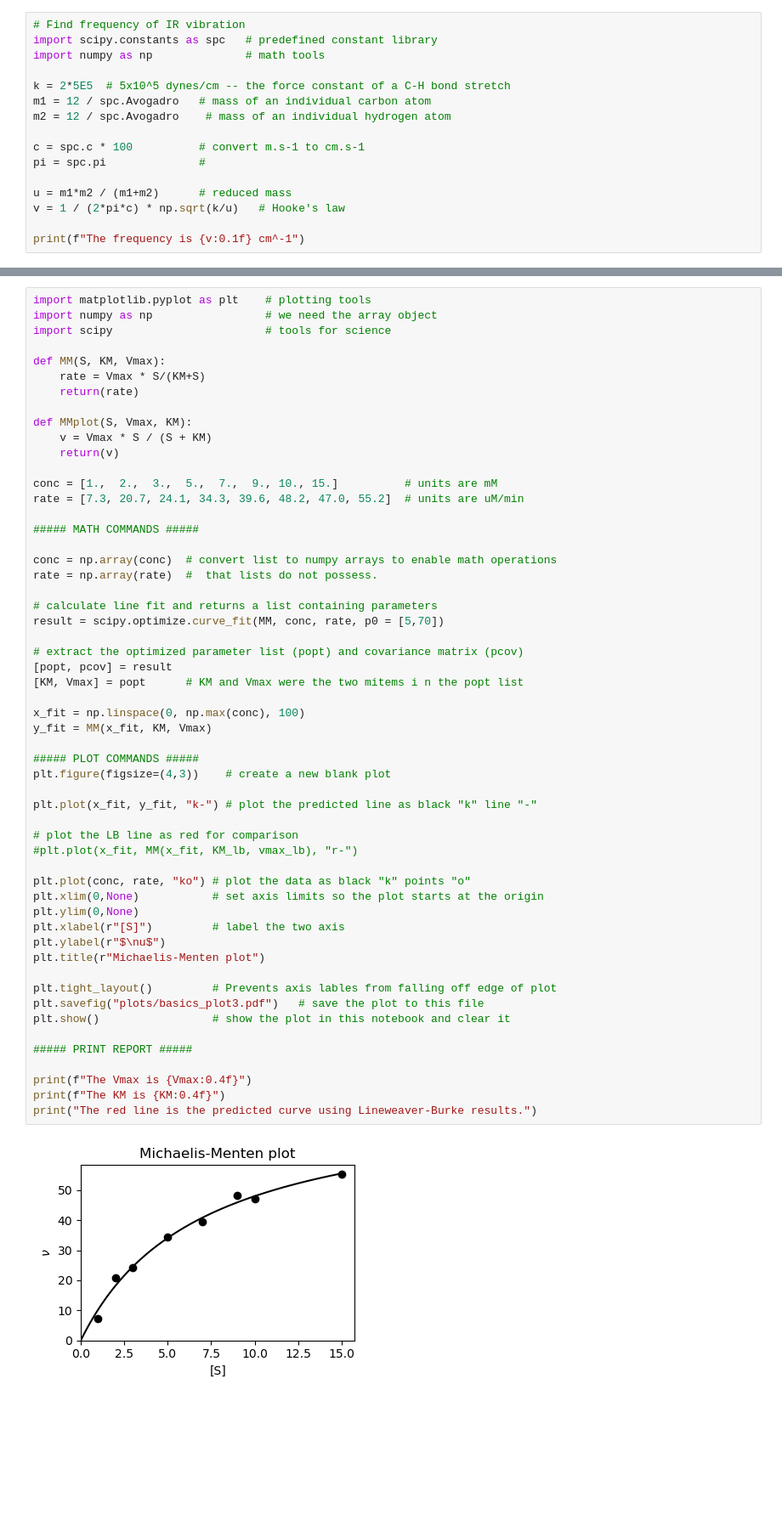
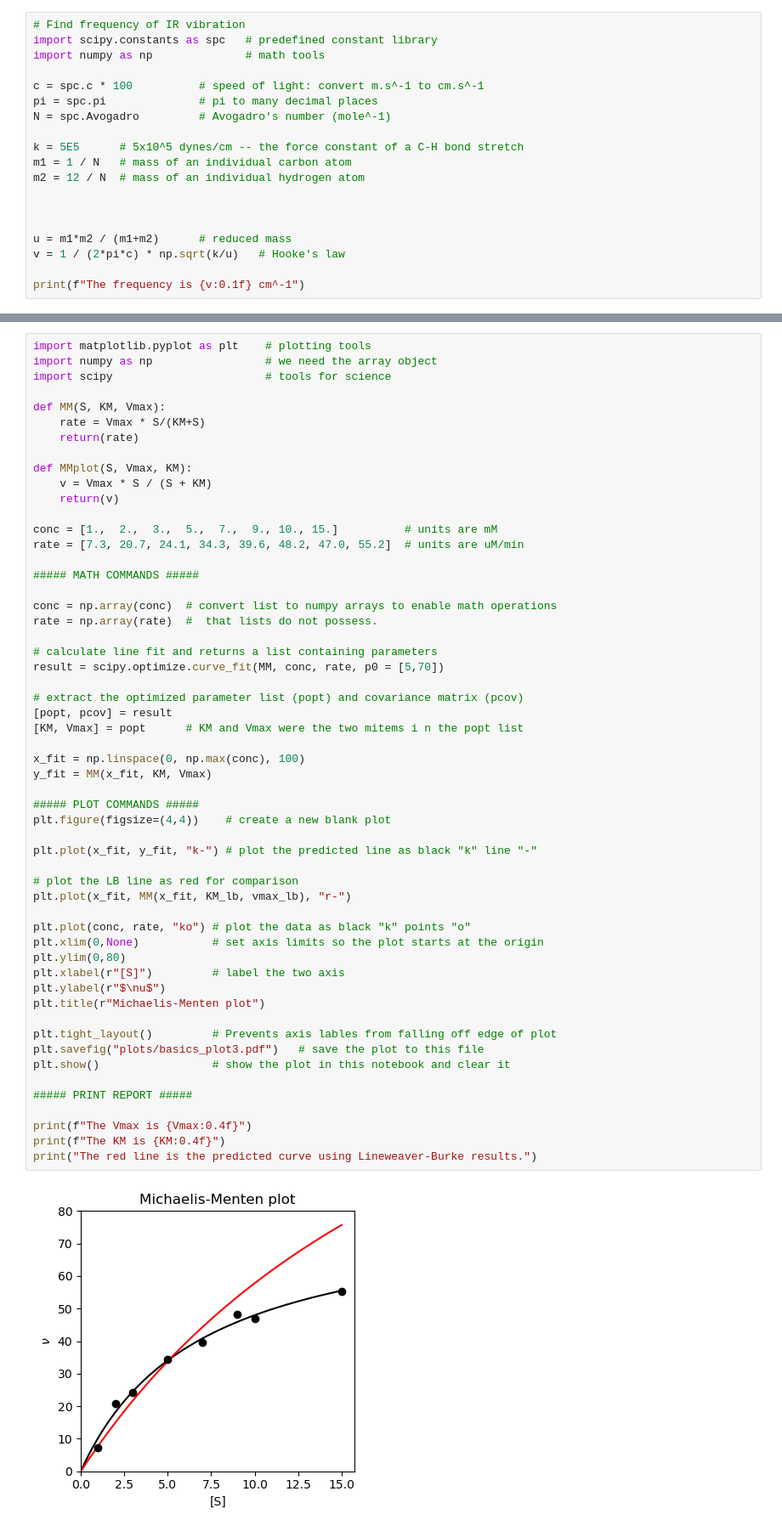
Before and after one commit to blinkletter/PythonPresentation, a Jupyter notebook: 01_PlotBasics.ipynb, the cells around one changed output, grey strips where cells are left out. Shown: that part at 85% size. Saved outputs shown, nothing was run; the diff lists cells and outputs as text; blank space fills up the shorter version.

```diff
--- a/01_PlotBasics.ipynb
+++ b/01_PlotBasics.ipynb
@@ -17,12 +17,15 @@ Calculating the frequency of a C–H bond using Hooke's law. $$\bar{\nu} = \frac
 import scipy.constants as spc   # predefined constant library
 import numpy as np              # math tools
 
-k = 2*5E5  # 5x10^5 dynes/cm -- the force constant of a C-H bond stretch
-m1 = 12 / spc.Avogadro   # mass of an individual carbon atom
-m2 = 12 / spc.Avogadro    # mass of an individual hydrogen atom
+c = spc.c * 100          # speed of light: convert m.s^-1 to cm.s^-1
+pi = spc.pi              # pi to many decimal places
+N = spc.Avogadro         # Avogadro's number (mole^-1)
 
-c = spc.c * 100          # convert m.s-1 to cm.s-1
-pi = spc.pi              #
+k = 5E5      # 5x10^5 dynes/cm -- the force constant of a C-H bond stretch
+m1 = 1 / N   # mass of an individual carbon atom
+m2 = 12 / N  # mass of an individual hydrogen atom
+
+
 
 u = m1*m2 / (m1+m2)      # reduced mass
 v = 1 / (2*pi*c) * np.sqrt(k/u)   # Hooke's law
@@ -171,37 +175,37 @@ result = scipy.optimize.curve_fit(MM, conc, rate, p0 = [5,70])
 
 # extract the optimized parameter list (popt) and covariance matrix (pcov)
 [popt, pcov] = result
 [KM, Vmax] = popt      # KM and Vmax were the two mitems i n the popt list
 
 x_fit = np.linspace(0, np.max(conc), 100)
 y_fit = MM(x_fit, KM, Vmax)
 
 ##### PLOT COMMANDS #####
-plt.figure(figsize=(4,3))    # create a new blank plot
+plt.figure(figsize=(4,4))    # create a new blank plot
 
 plt.plot(x_fit, y_fit, "k-") # plot the predicted line as black "k" line "-"
 
 # plot the LB line as red for comparison
-#plt.plot(x_fit, MM(x_fit, KM_lb, vmax_lb), "r-")
+plt.plot(x_fit, MM(x_fit, KM_lb, vmax_lb), "r-")
 
 plt.plot(conc, rate, "ko") # plot the data as black "k" points "o"
 plt.xlim(0,None)           # set axis limits so the plot starts at the origin
-plt.ylim(0,None)
+plt.ylim(0,80)
 plt.xlabel(r"[S]")         # label the two axis
 plt.ylabel(r"$\nu$")
 plt.title(r"Michaelis-Menten plot")
 
 plt.tight_layout()         # Prevents axis lables from falling off edge of plot
 plt.savefig("plots/basics_plot3.pdf")   # save the plot to this file
 plt.show()                 # show the plot in this notebook and clear it
 
 ##### PRINT REPORT #####
 
 print(f"The Vmax is {Vmax:0.4f}")
 print(f"The KM is {KM:0.4f}")
 print("The red line is the predicted curve using Lineweaver-Burke results.")
 # %% [output]
-[figure, old version]
+[figure, new version]
 The Vmax is 81.0018
 The KM is 6.8834
 The red line is the predicted curve using Lineweaver-Burke results.
```
Also changed, not shown: parts of 5 cells of this notebook, 59 other files.
